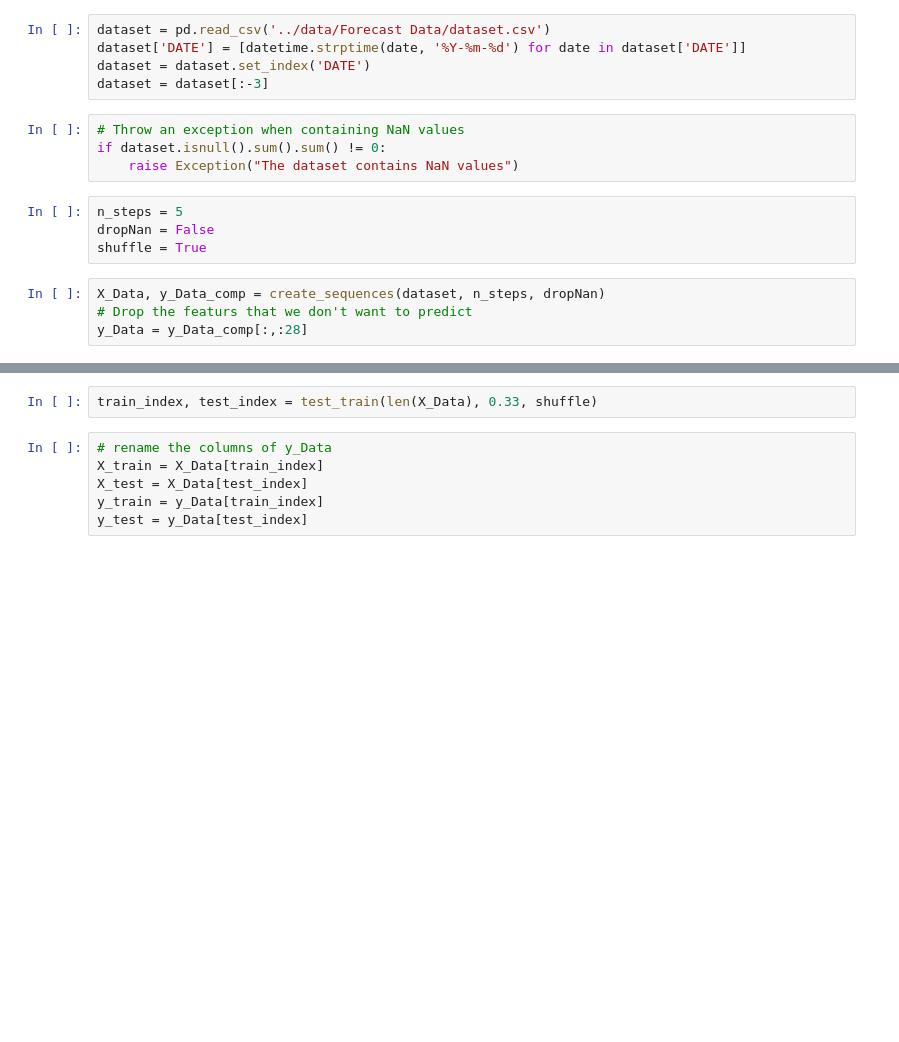
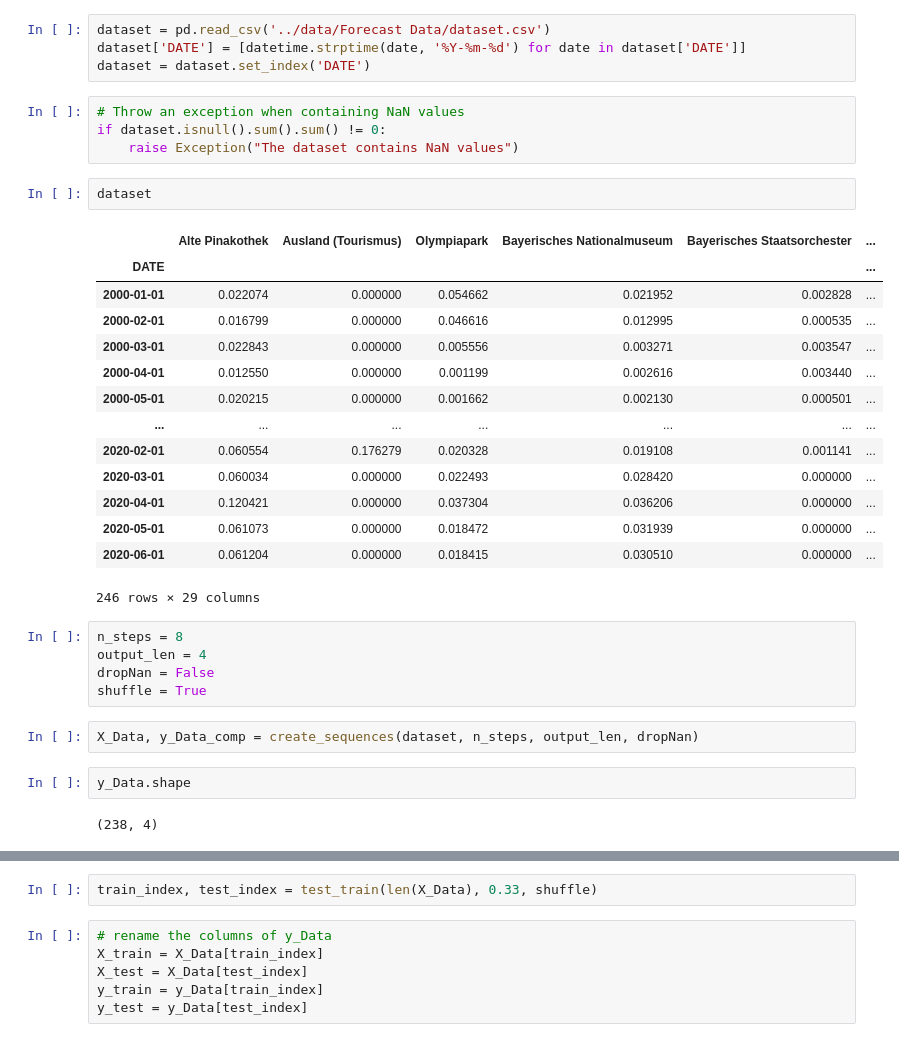
Before and after one commit to Yaccoub/Co-Tour, a Jupyter notebook: notebooks/hotspot_forecast_train.ipynb, the cells around one changed output, grey strips where cells are left out. Drawn from its saved outputs; the diff is of its cells as text; blank space fills up the shorter version.

```diff
--- a/notebooks/hotspot_forecast_train.ipynb
+++ b/notebooks/hotspot_forecast_train.ipynb
@@ -166,16 +250,35 @@ plt.show()
 dataset = pd.read_csv('../data/Forecast Data/dataset.csv')
 dataset['DATE'] = [datetime.strptime(date, '%Y-%m-%d') for date in dataset['DATE']]
 dataset = dataset.set_index('DATE')
-dataset = dataset[:-3]
 # %%
 # Throw an exception when containing NaN values
 if dataset.isnull().sum().sum() != 0:
     raise Exception("The dataset contains NaN values")
+# %%
+dataset
+# %% [output]
+|  | Alte Pinakothek | Ausland (Tourismus) | Olympiapark | Bayerisches Nationalmuseum | Bayerisches Staatsorchester | ... |
+| DATE |  |  |  |  |  | ... |
+| 2000-01-01 | 0.022074 | 0.000000 | 0.054662 | 0.021952 | 0.002828 | ... |
+| 2000-02-01 | 0.016799 | 0.000000 | 0.046616 | 0.012995 | 0.000535 | ... |
+| 2000-03-01 | 0.022843 | 0.000000 | 0.005556 | 0.003271 | 0.003547 | ... |
+| 2000-04-01 | 0.012550 | 0.000000 | 0.001199 | 0.002616 | 0.003440 | ... |
+| 2000-05-01 | 0.020215 | 0.000000 | 0.001662 | 0.002130 | 0.000501 | ... |
+| ... | ... | ... | ... | ... | ... | ... |
+| 2020-02-01 | 0.060554 | 0.176279 | 0.020328 | 0.019108 | 0.001141 | ... |
+| 2020-03-01 | 0.060034 | 0.000000 | 0.022493 | 0.028420 | 0.000000 | ... |
+| 2020-04-01 | 0.120421 | 0.000000 | 0.037304 | 0.036206 | 0.000000 | ... |
+| 2020-05-01 | 0.061073 | 0.000000 | 0.018472 | 0.031939 | 0.000000 | ... |
+| 2020-06-01 | 0.061204 | 0.000000 | 0.018415 | 0.030510 | 0.000000 | ... |
+246 rows × 29 columns
 # %%
-n_steps = 5
+n_steps = 8
+output_len = 4
 dropNan = False
 shuffle = True
 # %%
-X_Data, y_Data_comp = create_sequences(dataset, n_steps, dropNan)
-# Drop the featurs that we don't want to predict
-y_Data = y_Data_comp[:,:28]
+X_Data, y_Data_comp = create_sequences(dataset, n_steps, output_len, dropNan)
+# %%
+y_Data.shape
+# %% [output]
+(238, 4)
```
Also changed, not shown: parts of 26 cells of this notebook, 1 other file.
